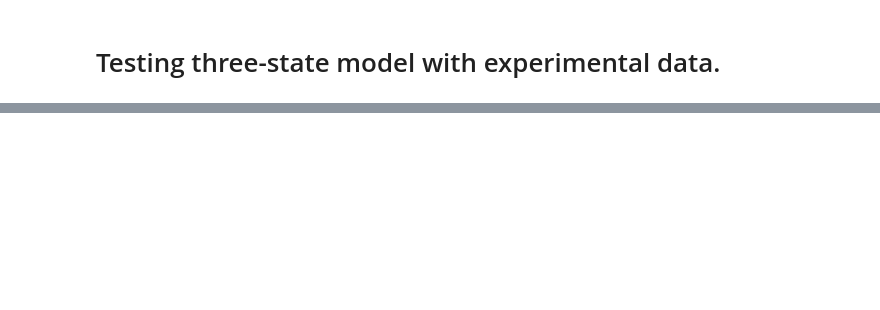
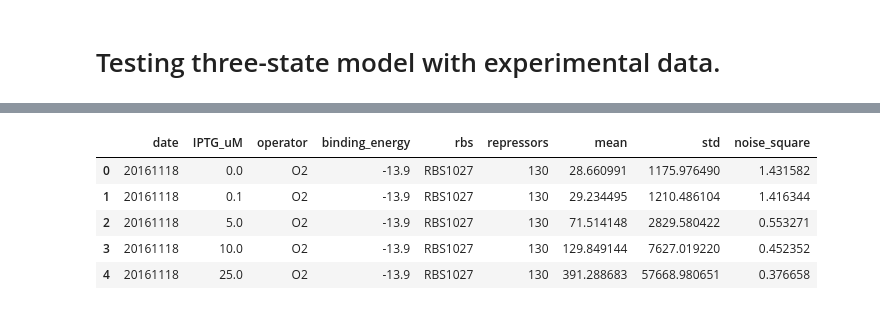
Before and after one commit to RPGroup-PBoC/chann_cap, a Jupyter notebook: src/theory/chemical_master_moments_numeric.ipynb, the cells around one changed output, grey strips where cells are left out. Drawn from its saved outputs; the diff is of its cells as text; code cells hidden in the pictures; blank space fills up the shorter version.

```diff
--- a/src/theory/chemical_master_moments_numeric.ipynb
+++ b/src/theory/chemical_master_moments_numeric.ipynb
@@ -636,38 +686,43 @@ df_micro[['date', 'operator', 'rbs', 'mean_intensity']].head()
 # %%
 # group by date and by IPTG concentration
 df_group = df_micro.groupby(['date'])
 
 # Initialize data frame to save the noise
-df_noise = pd.DataFrame(columns=['date', 'IPTG_uM','operator', 'binding_energy',
-                                 'rbs', 'repressors', 'mean', 'std', 'noise'])
+var = ['date', 'IPTG_uM','operator', 'binding_energy', 'rbs', 'repressors',
+       'mean', 'std', 'noise_square']
+df_noise = pd.DataFrame(columns=var)
 for date, data in df_group:
     # Extract the mean autofluorescence
     I_auto = data[data.rbs == 'auto'].mean_intensity.mean()
 
     # Extract the strain fluorescence measurements
     strain_data = data[(data.rbs != 'auto') & (data.rbs != 'delta')]
 
     # Group data by IPTG measurement
     data_group = strain_data.groupby('IPTG_uM')
     for inducer, data_inducer in data_group:
         # Append the require info
         strain_info = [date, inducer, data_inducer.operator.unique()[0],
                        data_inducer.binding_energy.unique()[0],
                        data_inducer.rbs.unique()[0],
                        data_inducer.repressors.unique()[0],
                       (data_inducer.mean_intensity - I_auto).mean(),
-                      (data_inducer.mean_intensity - I_auto).std(ddof=1)]
+                      (data_inducer.mean_intensity - I_auto).var(ddof=1)]
         # Compute the noise
-        strain_info.append(strain_info[-1] / strain_info[-2])
+        strain_info.append(strain_info[-1] / strain_info[-2]**2)
         # Convert to a pandas series to attach to the dataframe
-        strain_info = pd.Series(strain_info, index=['date', 'IPTG_uM', 'operator',
-                                             'binding_energy',  'rbs',
-                                             'repressors', 'mean',
-                                             'std', 'noise'])
+        strain_info = pd.Series(strain_info, index=var)
         # Append to the info to the data frame
         df_noise = df_noise.append(strain_info, ignore_index=True)
 
 df_noise.head()
+# %% [output]
+|  | date | IPTG_uM | operator | binding_energy | rbs | repressors | mean | std | noise_square |
+| 0 | 20161118 | 0.0 | O2 | -13.9 | RBS1027 | 130 | 28.660991 | 1175.976490 | 1.431582 |
+| 1 | 20161118 | 0.1 | O2 | -13.9 | RBS1027 | 130 | 29.234495 | 1210.486104 | 1.416344 |
+| 2 | 20161118 | 5.0 | O2 | -13.9 | RBS1027 | 130 | 71.514148 | 2829.580422 | 0.553271 |
+| 3 | 20161118 | 10.0 | O2 | -13.9 | RBS1027 | 130 | 129.849144 | 7627.019220 | 0.452352 |
+| 4 | 20161118 | 25.0 | O2 | -13.9 | RBS1027 | 130 | 391.288683 | 57668.980651 | 0.376658 |
 # %%
 df_group = df_noise.groupby(['operator', 'rbs'])
 
```
Also changed, not shown: parts of 11 cells of this notebook.
